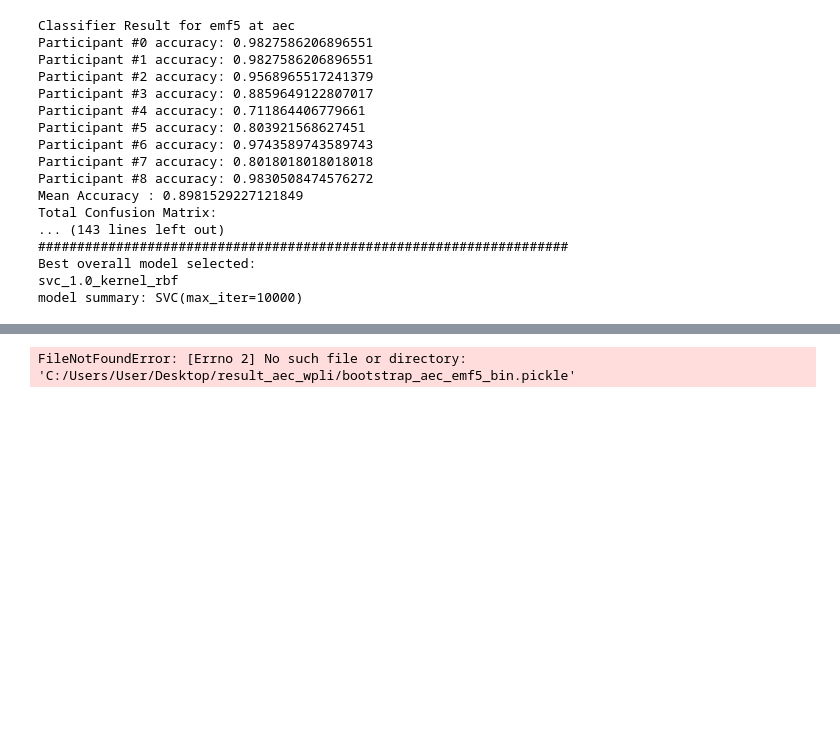
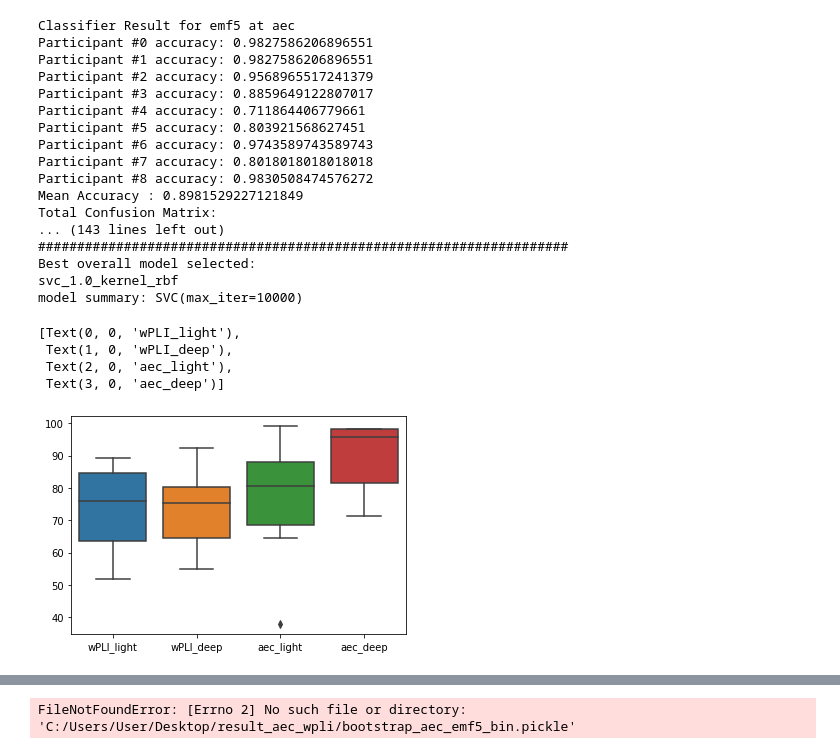
Before and after one commit to BIAPT/AEC-wPLI-comparison, a Jupyter notebook: milestones/4_HBM_submission_round_2/step_5_generate_figures/generate_visualization.ipynb, the cells around one changed output, grey strips where cells are left out. Drawn from its saved outputs; the diff is of its cells as text; code cells hidden in the pictures; blank space fills up the shorter version.

Commit message:
new method to run all models and compare accuracies

```diff
--- a/milestones/4_HBM_submission_round_2/step_5_generate_figures/generate_visualization.ipynb
+++ b/milestones/4_HBM_submission_round_2/step_5_generate_figures/generate_visualization.ipynb
@@ -96,6 +96,27 @@ def save_figure(fig_name, dpi=500):
     plt.show()
     fig.set_size_inches((8, 8), forward=False)
     fig.savefig(fig_name, dpi=dpi)
+# %%
+import seaborn as sns
+
+wPLI_light=load_pickle(f"{IN_DIR}final_acc_pli_eml5_func.pickle")
+wPLI_deep=load_pickle(f"{IN_DIR}final_acc_pli_emf5_func.pickle")
+aec_light=load_pickle(f"{IN_DIR}final_acc_aec_eml5_func.pickle")
+aec_deep=load_pickle(f"{IN_DIR}final_acc_aec_emf5_func.pickle")
+
+acc=[np.array(wPLI_light['accuracies'])*100,
+     np.array(wPLI_deep['accuracies'])*100,
+     np.array(aec_light['accuracies'])*100,
+     np.array(aec_deep['accuracies'])*100]
+
+p=sns.boxplot(data=acc)
+p.set_xticklabels(['wPLI_light','wPLI_deep','aec_light','aec_deep'])
+# %% [output]
+[Text(0, 0, 'wPLI_light'),
+ Text(1, 0, 'wPLI_deep'),
+ Text(2, 0, 'aec_light'),
+ Text(3, 0, 'aec_deep')]
+[figure, added]
 # %%
 for epoch, cur_condition in zip(['emf5','eml5'], ['Deep','Light']):
     bootstrap = load_pickle(f"{IN_DIR}bootstrap_{graph}_{epoch}_func.pickle")
```
Also changed, not shown: parts of 1 cell of this notebook, 3 other files.
